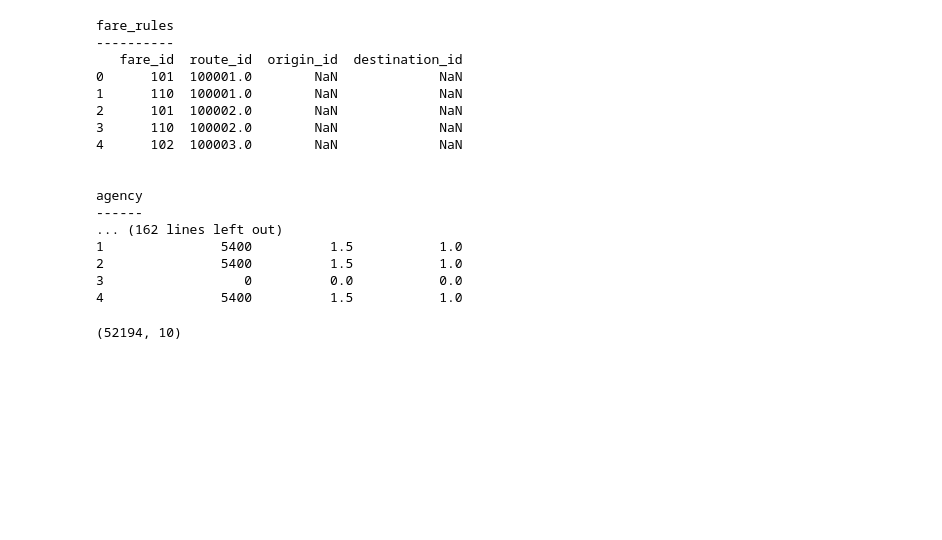
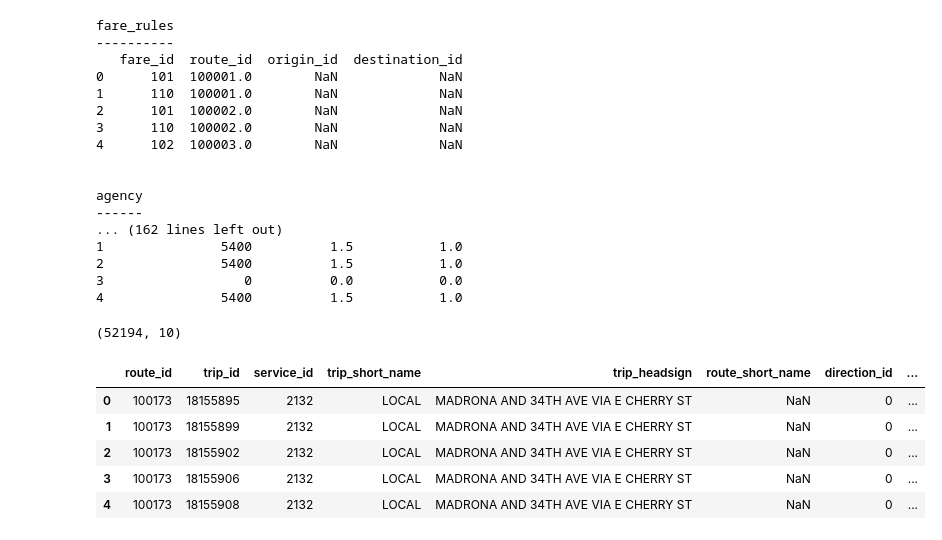
Before and after one commit to mileserickson/tripshark, a Jupyter notebook: nb/GTFS-EDA.ipynb, the cells around one changed output. Saved outputs shown, nothing was run; the diff lists cells and outputs as text; code cells hidden in the pictures; blank space fills up the shorter version.

```diff
--- a/nb/GTFS-EDA.ipynb
+++ b/nb/GTFS-EDA.ipynb
@@ -42,3 +42,12 @@ agency
 gtfs['trips'].shape
 # %% [output]
 (52194, 10)
+# %%
+gtfs['trips'].head()
+# %% [output]
+|  | route_id | trip_id | service_id | trip_short_name | trip_headsign | route_short_name | direction_id | ... |
+| 0 | 100173 | 18155895 | 2132 | LOCAL | MADRONA AND 34TH AVE VIA E CHERRY ST | NaN | 0 | ... |
+| 1 | 100173 | 18155899 | 2132 | LOCAL | MADRONA AND 34TH AVE VIA E CHERRY ST | NaN | 0 | ... |
+| 2 | 100173 | 18155902 | 2132 | LOCAL | MADRONA AND 34TH AVE VIA E CHERRY ST | NaN | 0 | ... |
+| 3 | 100173 | 18155906 | 2132 | LOCAL | MADRONA AND 34TH AVE VIA E CHERRY ST | NaN | 0 | ... |
+| 4 | 100173 | 18155908 | 2132 | LOCAL | MADRONA AND 34TH AVE VIA E CHERRY ST | NaN | 0 | ... |
```
Also changed, not shown: parts of 12 cells of this notebook.
